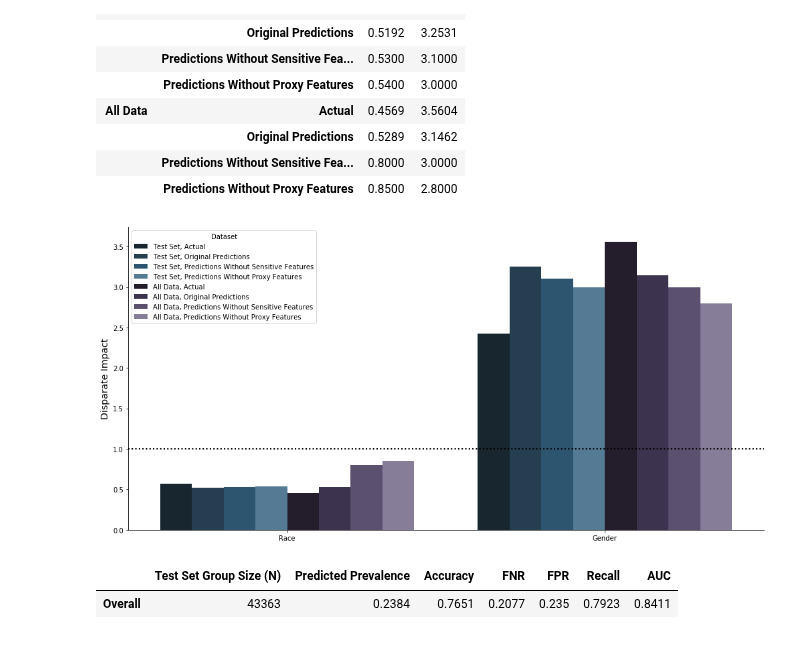
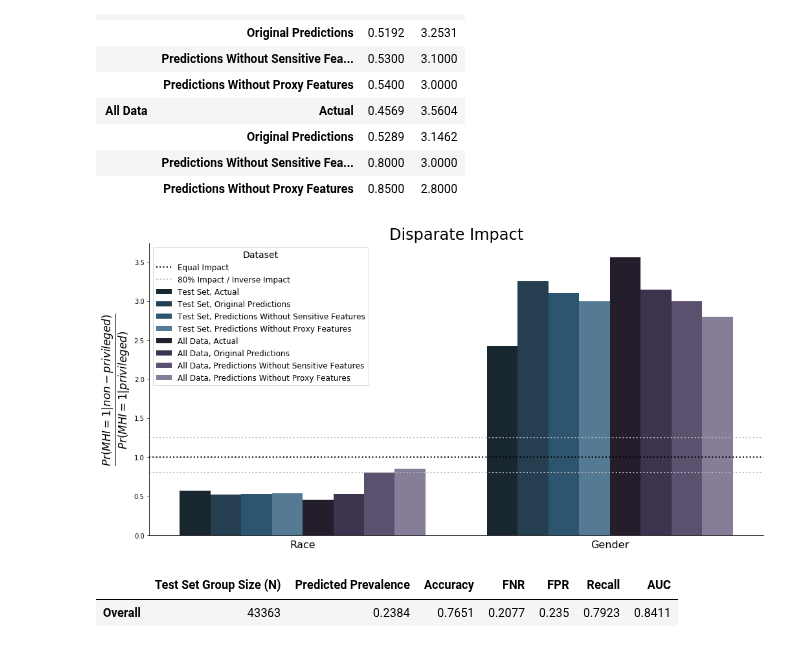
Before and after one commit to akrhea/mental-health-court-outcomes, a Jupyter notebook: Interpretability_Study/Fairness_Metrics.ipynb, the cells around one changed output. Drawn from its saved outputs; the diff is of its cells as text; code cells hidden in the pictures.

```diff
--- a/Interpretability_Study/Fairness_Metrics.ipynb
+++ b/Interpretability_Study/Fairness_Metrics.ipynb
@@ -227,19 +229,30 @@ di_melt = di_melt.melt(id_vars=['Dataset'],
 # %%
 # plot DI
 
 # Create an array with the colors for plot
 colors = ['#142733', '#1d4159', '#23577a', '#4a7d9e', '#231c2e', '#3b2f52', '#594b73', '#85799c']
 
 di_plot = sns.catplot(data=di_melt,
                           x='variable', y='value', hue='Dataset', palette=sns.color_palette(colors),
                           kind='bar', aspect=2, height=7, legend_out=False)
 
+plt.tick_params(axis='x', which='both',bottom=False, top=False)
 di_plot.axes[0][0].set_xlabel('')
-di_plot.axes[0][0].set_ylabel('Disparate Impact', fontsize=14)
-plt.axhline(1, color='black', linestyle='dotted', linewidth=2)
+di_plot.axes[0][0].set_xticklabels(['Race', 'Gender'], fontsize=16)
+di_plot.axes[0][0].set_ylabel(r'$\frac{Pr(MHI=1|non-privileged)}{Pr(MHI=1| privileged)}$',
+                              fontsize=24)
+
+di_plot.axes[0][0].set_axisbelow(True)
+
+plt.axhline(1, color='black', linestyle='dotted', linewidth=2, label='Equal Impact')
+plt.axhline(0.8, color='#b8b8b8', linestyle='dotted', linewidth=2, label='80% Impact / Inverse Impact')
+plt.axhline(1.25, color='#b8b8b8', linestyle='dotted', linewidth=2)
+
+plt.legend(title='Dataset', fontsize=12, title_fontsize=14)
+plt.title('Disparate Impact', fontsize=24)
 plt.show()
 # %% [output]
-[figure, old version]
+[figure, new version]
 # %%
 def get_stats(X_sub, col):
 
```
Also changed, not shown: parts of 1 cell of this notebook.
